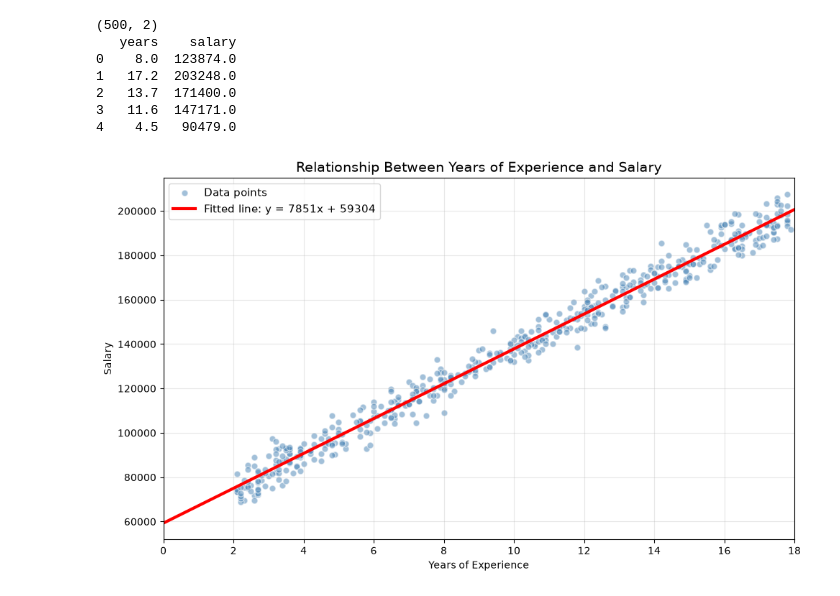
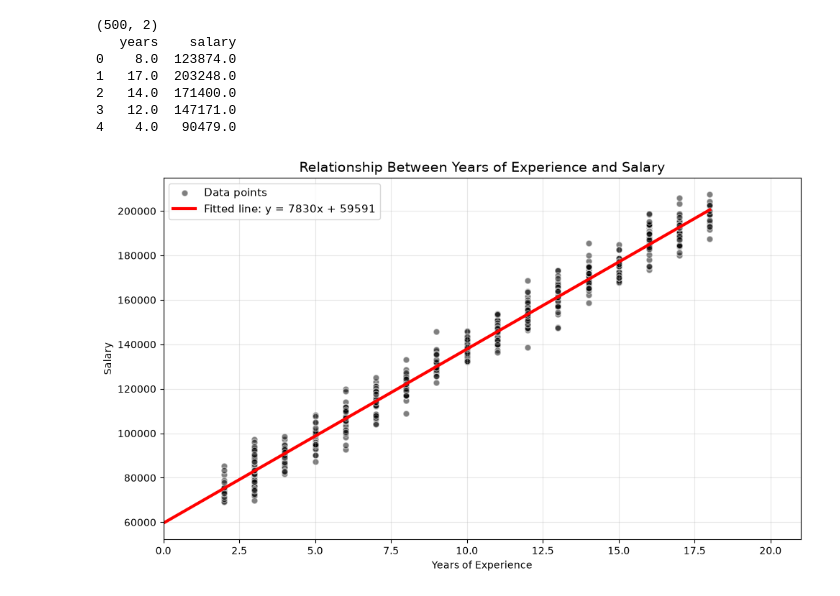
Before and after one commit to saber-ferdjani/Linear-Regression, a Jupyter notebook: tp.ipynb, the cells around one changed output. Saved outputs shown, nothing was run; the diff lists cells and outputs as text; code cells hidden in the pictures.

```diff
--- a/tp.ipynb
+++ b/tp.ipynb
@@ -13,7 +13,7 @@ noise = np.random.normal(0, 5000, n)
 salary = salary + noise
 
 df = pd.DataFrame({
-    "years": years.round(1),
+    "years": years.round(0),
     "salary": salary.round(0)
 })
 
@@ -23,32 +23,32 @@ print(df.head())
 (500, 2)
    years    salary
 0    8.0  123874.0
-1   17.2  203248.0
-2   13.7  171400.0
-3   11.6  147171.0
-4    4.5   90479.0
+1   17.0  203248.0
+2   14.0  171400.0
+3   12.0  147171.0
+4    4.0   90479.0
 # %%
 import matplotlib.pyplot as plt
 
 plt.figure(figsize=(10, 6))
 
 
-plt.scatter(df["years"], df["salary"], alpha=0.5, color="steelblue",
+plt.scatter(df["years"], df["salary"], alpha=0.5, color="black",
             edgecolor="white", s=40, label="Data points")
 
 m, b = np.polyfit(df["years"], df["salary"], 1)
 x_line = np.linspace(0, 18, 100)
 plt.plot(x_line, m * x_line + b, color="red", linewidth=3,
          label=f"Fitted line: y = {m:.0f}x + {b:.0f}")
 
 plt.title("Relationship Between Years of Experience and Salary", fontsize=14)
 plt.xlabel("Years of Experience")
 plt.ylabel("Salary")
-plt.xlim(0, 18)
+plt.xlim(0, 21)
 plt.grid(True, alpha=0.3)
 plt.legend(fontsize=11)
 plt.tight_layout()
 plt.savefig("fig.jpg")
 plt.show()
 # %% [output]
-[figure, old version]
+[figure, new version]
```
Also changed, not shown: 1 other file.
